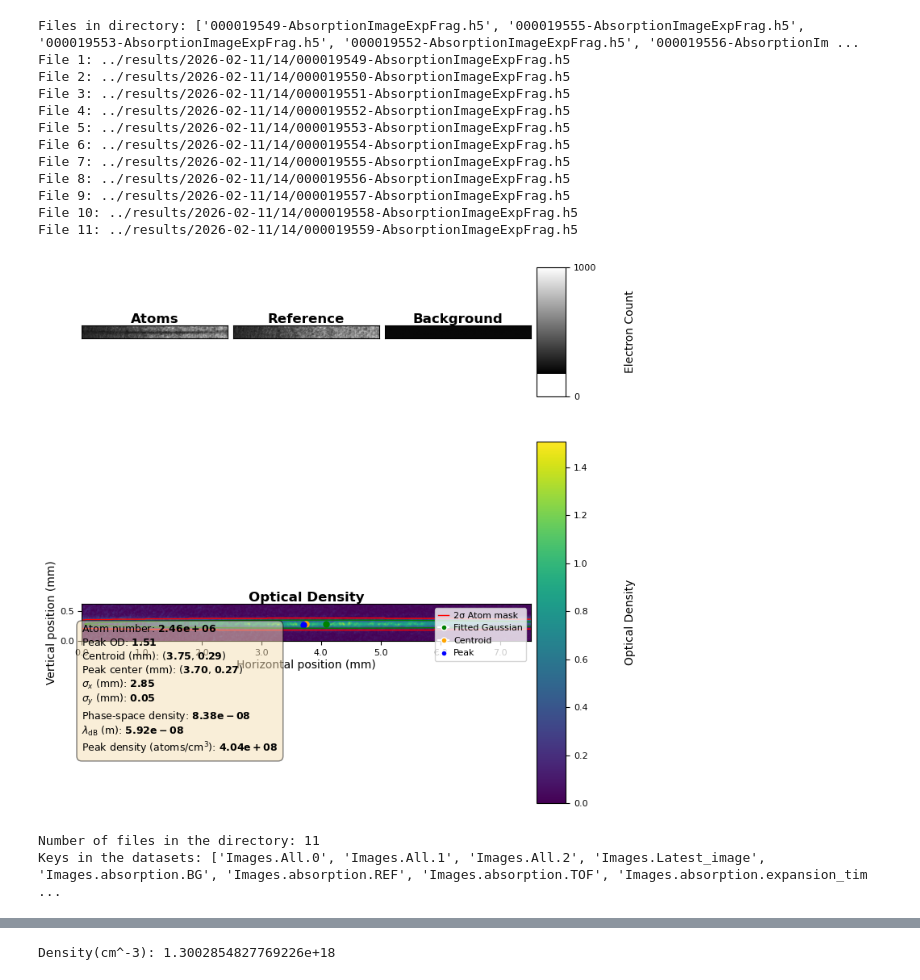
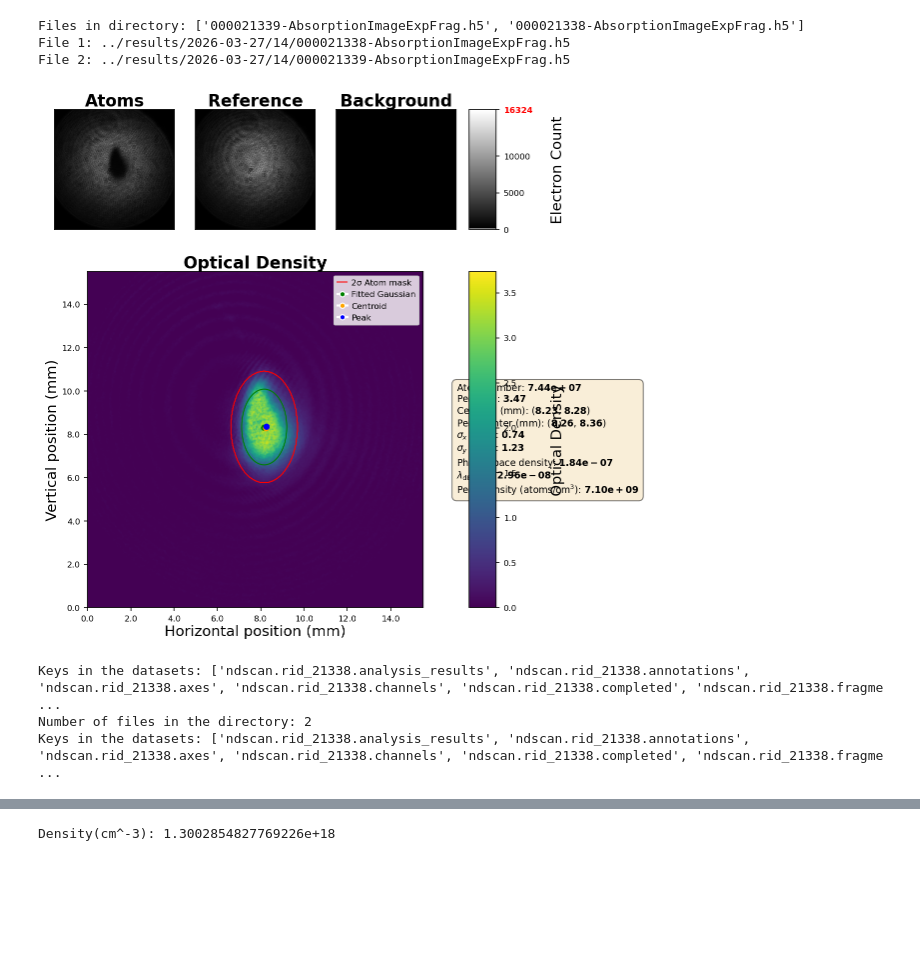
Before and after one commit to harrykendell/ARTIQ, a Jupyter notebook: analysis/plotting_data_post_analysis.ipynb, the cells around one changed output, grey strips where cells are left out. Saved outputs shown, nothing was run; the diff lists cells and outputs as text; code cells hidden in the pictures; blank space fills up the shorter version.

Commit message:
Updated with latest file type

```diff
--- a/analysis/plotting_data_post_analysis.ipynb
+++ b/analysis/plotting_data_post_analysis.ipynb
@@ -11,7 +11,7 @@ import scipy.constants as const
 sys.path.append(
     "/home/ae19663/artiq"
 )  # Adjust this path to the parent directory of 'repository'
-from repository.imaging.processor import AbsImage  # noqa: E402
+from repository.imaging.processor import AbsImage , AbsImageSettings # noqa: E402
 
 
 # it will take folder(scan path) path as input and return sorted list of h5 files DIRECTORY
@@ -21,7 +21,7 @@ from repository.imaging.processor import AbsImage  # noqa: E402
 
 
 folder_directory = (
-    "../results/2026-02-11/14/"  # Example directory path, adjust as needed
+    "../results/2026-03-27/14/"  # Example directory path, adjust as needed
 )
 file_names = os.listdir(folder_directory)
 
@@ -31,9 +31,8 @@ print(f"Files in directory: {file_names}")
 
 # Enter the name of the file you want to analyze, this file consisit of many runs of of particular scan parameter if you have multiple runs
 particular_directory = (
-    folder_directory + "000019549-AbsorptionImageExpFrag.h5"
+    folder_directory + "000021339-AbsorptionImageExpFrag.h5"
 )  # Example file path, adjust as needed
-
 
 def sorted_files(directory):
     """
@@ -74,6 +73,7 @@ def get_override_args(file_directory, hide_defaults=True):
     for k, v in args.items():
         if k == "ndscan_params":
             params = pyon.decode(args["ndscan_params"])
+            #print(params)
             overrides = params["overrides"]
             for k, v in overrides.items():
                 spec = params["schemata"][k]["spec"]
@@ -81,13 +81,14 @@ def get_override_args(file_directory, hide_defaults=True):
                 default = type(val)(params["schemata"][k]["default"])
                 if hide_defaults and val == default:
                     continue
-                vals[k] = [val / spec.get("scale", 1), spec.get("unit", "")]
+                #vals[k] = [val / spec.get("scale", 1), spec.get("unit", "")]
         else:
             vals[k] = [v, ""]
     return vals
 
 
 vals = get_override_args(particular_directory, hide_defaults=False)
+#print(vals)
 
 
 def args_names_and_vals(vals):
@@ -95,14 +96,14 @@ def args_names_and_vals(vals):
     args_names = []
     args_vals = []
     for k, (v, unit) in vals.items():
-        # print(f"{k} = {v} {unit}")
+        #print(f"{k} = {v} {unit}")
         args_names.append(k)
         args_vals.append(v)
     return args_names, args_vals
 
 
 files_directory = sorted_files(folder_directory)
-# print(files_directory)
+#print(files_directory)
 
 matching_args = []
 for i in range(len(files_directory)):
@@ -135,18 +136,20 @@ def plot_absorption_image(file_directory, run_number):
         data=f1["datasets"][image_0][()],
         ref=f1["datasets"][image_1][()],
         bg=f1["datasets"][image_2][()],
-        magnification=0.25,  # Set default magnification
+        settings=AbsImageSettings(magnification=0.25),  # Set default magnification
     )
+    scale=absimg.physical_scale
     absimg.plot()
     plt.show()
 
 
-scan_number = 0  # Example scan number, adjust as needed
+scan_number = 1  # Example scan number, adjust as needed
 
 plot_absorption_image(particular_directory, scan_number)
 # Extracting the values and the units from the files
 f1 = h5py.File(files_directory[0], "r")
 a = f1["datasets"]
+print(f"Keys in the datasets: {list(a.keys())}")
 
 # calculate how many files are there in the directory
 num_files = len(files_directory)
@@ -159,48 +162,40 @@ scan_param = [
     1,
     2,
     3,
     4,
     5,
     6,
     7,
     8,
     9,
     10,
     11,
     12,
     13,
     14,
     15,
     16,
     17,
     18,
     19,
     20,
     21,
 ]
 
 # Extracting the values and the units from the files
 
 
 f1 = h5py.File(files_directory[0], "r")
 a = f1["datasets"]
 print(f"Keys in the datasets: {list(a.keys())}")
 # %% [output]
-Files in directory: ['000019549-AbsorptionImageExpFrag.h5', '000019555-AbsorptionImageExpFrag.h5', '000019553-AbsorptionImageExpFrag.h5', '000019552-AbsorptionImageExpFrag.h5', '000019556-AbsorptionIm ...
-File 1: ../results/2026-02-11/14/000019549-AbsorptionImageExpFrag.h5
-File 2: ../results/2026-02-11/14/000019550-AbsorptionImageExpFrag.h5
-File 3: ../results/2026-02-11/14/000019551-AbsorptionImageExpFrag.h5
-File 4: ../results/2026-02-11/14/000019552-AbsorptionImageExpFrag.h5
-File 5: ../results/2026-02-11/14/000019553-AbsorptionImageExpFrag.h5
-File 6: ../results/2026-02-11/14/000019554-AbsorptionImageExpFrag.h5
-File 7: ../results/2026-02-11/14/000019555-AbsorptionImageExpFrag.h5
-File 8: ../results/2026-02-11/14/000019556-AbsorptionImageExpFrag.h5
-File 9: ../results/2026-02-11/14/000019557-AbsorptionImageExpFrag.h5
-File 10: ../results/2026-02-11/14/000019558-AbsorptionImageExpFrag.h5
-File 11: ../results/2026-02-11/14/000019559-AbsorptionImageExpFrag.h5
+Files in directory: ['000021339-AbsorptionImageExpFrag.h5', '000021338-AbsorptionImageExpFrag.h5']
+File 1: ../results/2026-03-27/14/000021338-AbsorptionImageExpFrag.h5
+File 2: ../results/2026-03-27/14/000021339-AbsorptionImageExpFrag.h5
-[figure, old version]
+[figure, new version]
-Number of files in the directory: 11
-Keys in the datasets: ['Images.All.0', 'Images.All.1', 'Images.All.2', 'Images.Latest_image', 'Images.absorption.BG', 'Images.absorption.REF', 'Images.absorption.TOF', 'Images.absorption.expansion_tim ...
+Keys in the datasets: ['ndscan.rid_21338.analysis_results', 'ndscan.rid_21338.annotations', 'ndscan.rid_21338.axes', 'ndscan.rid_21338.channels', 'ndscan.rid_21338.completed', 'ndscan.rid_21338.fragme ...
+Number of files in the directory: 2
+Keys in the datasets: ['ndscan.rid_21338.analysis_results', 'ndscan.rid_21338.annotations', 'ndscan.rid_21338.axes', 'ndscan.rid_21338.channels', 'ndscan.rid_21338.completed', 'ndscan.rid_21338.fragme ...
 # %%
 # example of the data structure in the file
 import re
```
Also changed, not shown: parts of 11 cells of this notebook.
